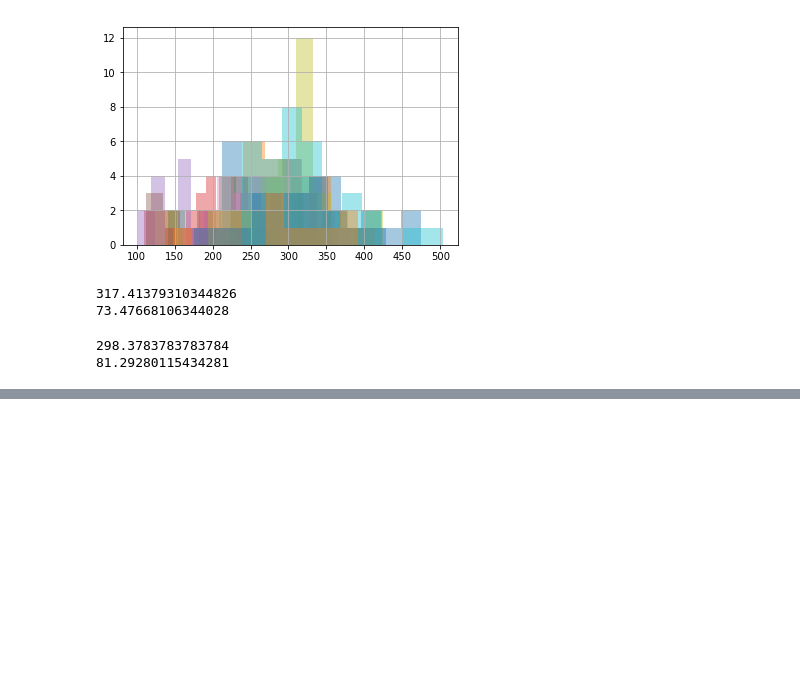
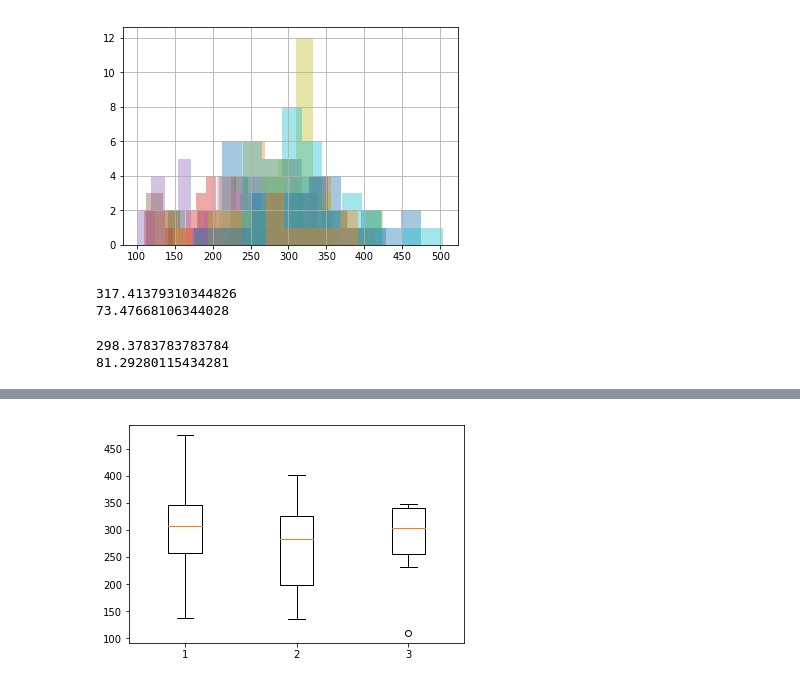
Before and after one commit to kait88stearns/CapstoneProject, a Jupyter notebook: work1_29.ipynb, the cells around one changed output, grey strips where cells are left out. Saved outputs shown, nothing was run; the diff lists cells and outputs as text; code cells hidden in the pictures; blank space fills up the shorter version.

```diff
--- a/work1_29.ipynb
+++ b/work1_29.ipynb
@@ -345,0 +490,4 @@ print(combined3[combined3['pro\\model']==True].number_of_likes.std())
+# %%
+bikinis = combined2[(combined2['bikini']== True)|(combined2['biki+apparel']== True)]
+apparel = combined2[(combined2['apparel']== True)|(combined2['biki+apparel']== True)]
+bikini_app_comb = combined2[combined2['biki+apparel']== True]
@@ -345,0 +735,8 @@ print(combined3[combined3['pro\\model']==True].number_of_likes.std())
+# %%
+biki_in_nat_w_ppl = bikinis[(bikinis['in_nature']==True )&(bikinis['num_people']>0)].number_of_likes
+biki_in_shop_w_ppl = bikinis[(bikinis['in_nature']==False )&(bikinis['num_people']>0)&(bikinis['in_shop']==True)].number_of_likes
+biki_no_nat_or_shop_w_ppl = bikinis[(bikinis['in_nature']==False )&(bikinis['num_people']>0)&(bikinis['in_shop']==False)].number_of_likes
+# %%
+_=plt.boxplot([biki_in_nat_w_ppl, biki_no_nat_or_shop_w_ppl, biki_in_shop_w_ppl])
+# %% [output]
+[figure, added]
```
Also changed, not shown: parts of 75 cells of this notebook.
